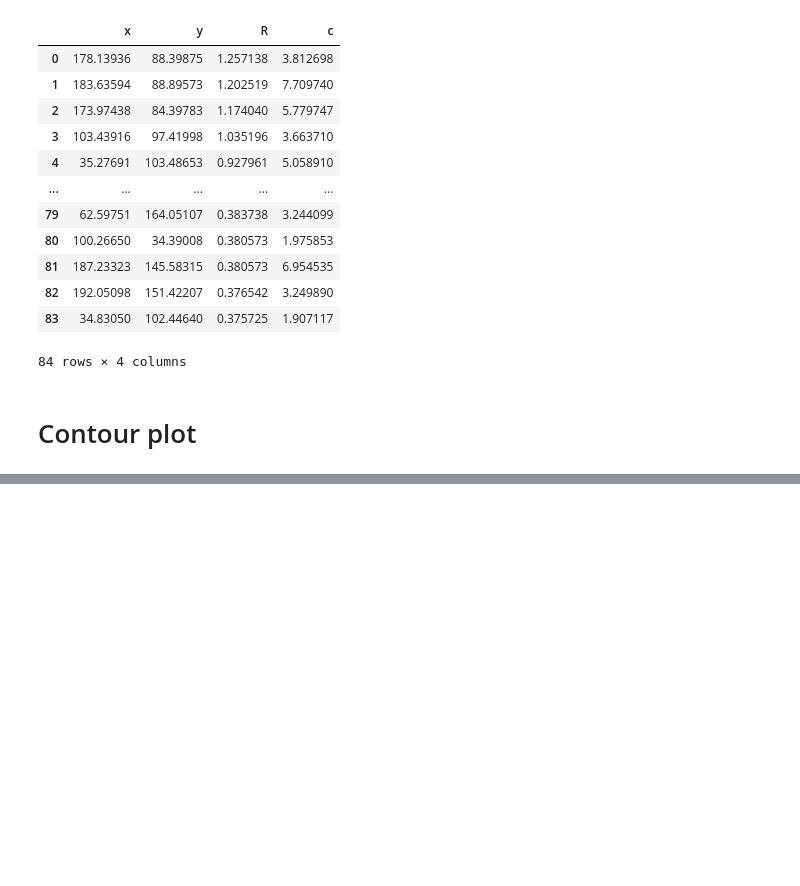
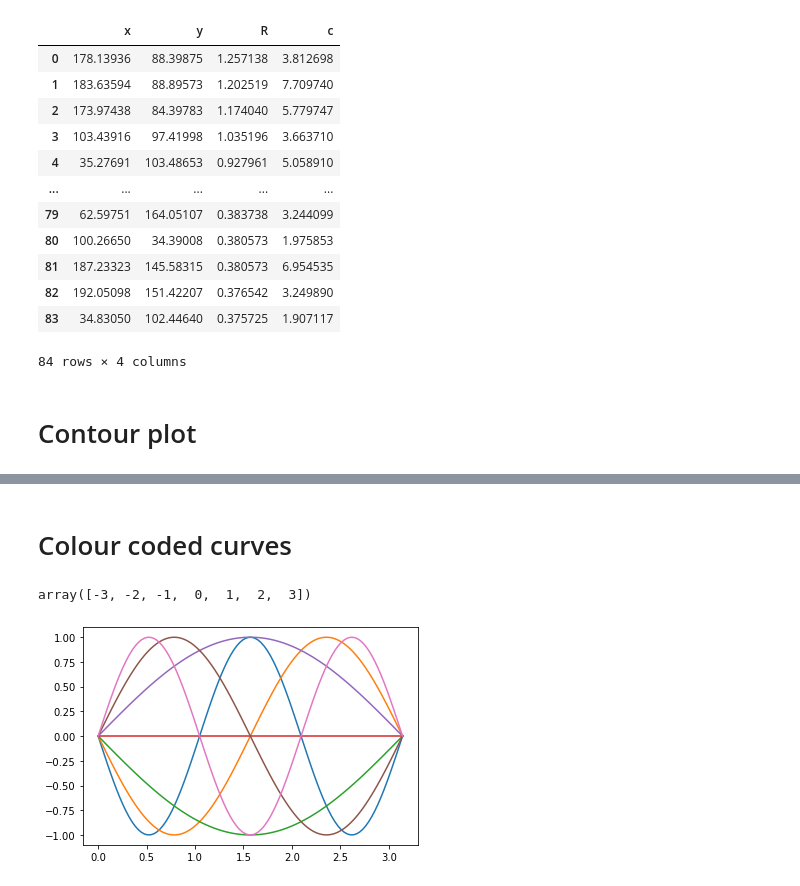
Before and after one commit to SaeeDhawalikar/Grad_school-CA1-Tutorial, a Jupyter notebook: Tutorial1.ipynb, the cells around one changed output, grey strips where cells are left out. Cells and saved outputs as stored; diff of their text form; code cells hidden in the pictures; blank space fills up the shorter version.

Commit message:
Added colour coded curves

```diff
--- a/Tutorial1.ipynb
+++ b/Tutorial1.ipynb
@@ -189,3 +189,19 @@ plt.show()
 # Plot the contours on top of the imshow
 # %%
 # Can you change the x and y to have range [-3,3] (since this is a gaussian 2D distribution centered at (0,0)) and make the same plot?
+# %% [markdown]
+# Colour coded curves
+# %%
+x=np.linspace(0, np.pi, 100)
+A=np.arange(-3,4,1)
+y=np.zeros([len(A), len(x)])
+for i in range(len(A)):
+    y[i]=np.sin(x*A[i])
+A
+# %% [output]
+array([-3, -2, -1,  0,  1,  2,  3])
+# %%
+for i in range(len(y)):
+    plt.plot(x, y[i])
+# %% [output]
+[figure, added]
```
Also changed, not shown: parts of 6 cells of this notebook.
